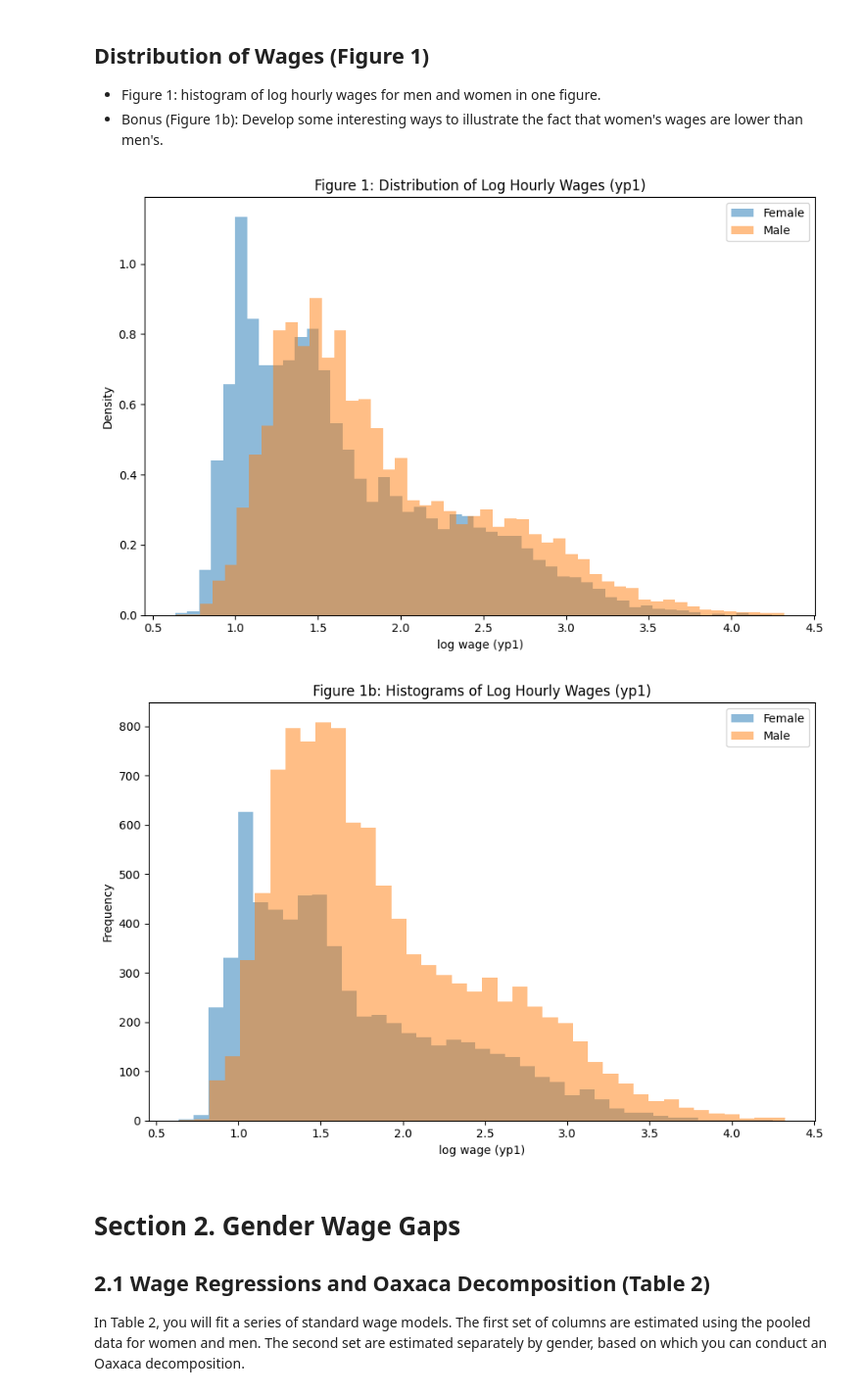
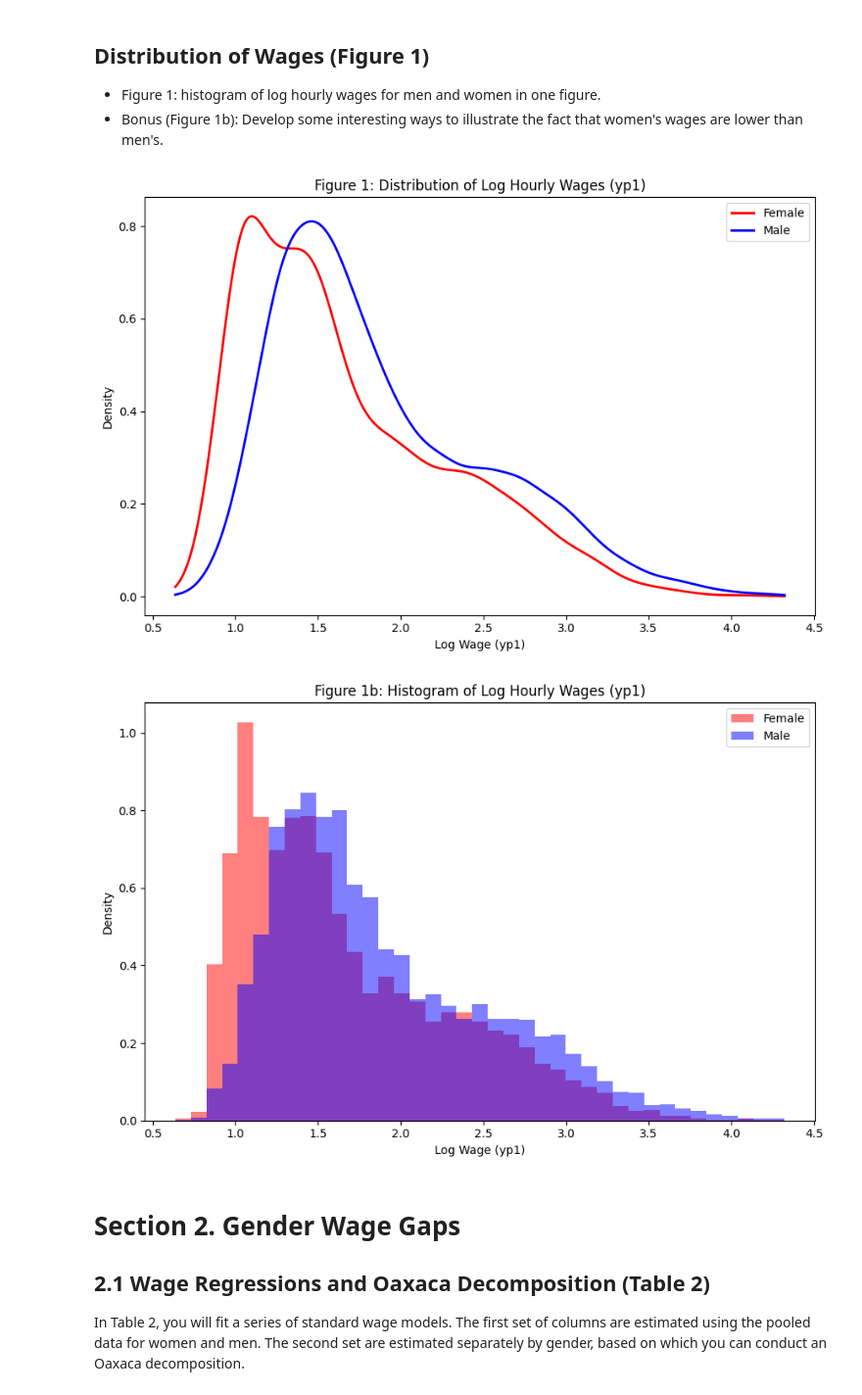
Before and after one commit to adelatorre2/econ695_group5_final, a Jupyter notebook: code/project_code.ipynb, the cells around one changed output. Shown at 98% size. Drawn from its saved outputs; the diff is of its cells as text; code cells hidden in the pictures.

```diff
--- a/code/project_code.ipynb
+++ b/code/project_code.ipynb
@@ -59,7 +59,7 @@ import pandas as pd
 import numpy as np
 from scipy import stats
 
-df = data.copy()
+df = pd.read_csv("projectdata.csv")
 
 # Education category shares
 df['educ_6']  = (df['educ'] == 6).astype(int)
@@ -75,14 +75,19 @@ all_vars = continuous_vars + edu_vars
 # --- Compute summary stats ---
 table1 = pd.DataFrame(index=all_vars)
 
-table1["All"] = df[all_vars].mean()
+table1["All"]    = df[all_vars].mean()
 table1["Female"] = df[df.female == 1][all_vars].mean()
-table1["Male"] = df[df.female == 0][all_vars].mean()
+table1["Male"]   = df[df.female == 0][all_vars].mean()
 
-# --- t-stats for continuous variables only ---
+# --- t-stats for ALL variables (continuous + dummies) ---
 t_stats = {
-    v: stats.ttest_ind(df[df.female==1][v], df[df.female==0][v], equal_var=False)[0]
-    for v in continuous_vars
+    v: stats.ttest_ind(
+            df.loc[df.female == 1, v],
+            df.loc[df.female == 0, v],
+            equal_var=False,
+            nan_policy='omit'
+        )[0]
+    for v in all_vars
 }
 
 table1["t_stat"] = table1.index.map(lambda x: t_stats.get(x, np.nan))
@@ -113,37 +118,52 @@ table1
 - Figure 1: histogram of log hourly wages for men and women in one figure.
 - Bonus (Figure 1b): Develop some interesting ways to illustrate the fact that women's wages are lower than men's.
 # %%
+import numpy as np
 import matplotlib.pyplot as plt
+from scipy.stats import gaussian_kde
 
-female_w = df[df.female == 1]["yp1"]
-male_w   = df[df.female == 0]["yp1"]
+# Extract male and female wages (yp1 is period 1 wage on the second job)
+female_w = df.loc[df.female == 1, "yp1"]
+male_w   = df.loc[df.female == 0, "yp1"]
 
-# --- Density-like visualization via histograms ---
+# --- Compute KDE for smooth density curves ---
+x_grid = np.linspace(min(df["yp1"]), max(df["yp1"]), 300)
+
+kde_female = gaussian_kde(female_w)
+kde_male   = gaussian_kde(male_w)
+
+density_female = kde_female(x_grid)
+density_male   = kde_male(x_grid)
+
+# --- FIGURE 1A: KDE curves ---
 plt.figure(figsize=(9,6))
-plt.hist(female_w, bins=50, density=True, alpha=0.5, label="Female")
-plt.hist(male_w, bins=50, density=True, alpha=0.5, label="Male")
+plt.plot(x_grid, density_female, label="Female", linewidth=2, color="red")
+plt.plot(x_grid, density_male, label="Male", linewidth=2, color="blue")
 
 plt.title("Figure 1: Distribution of Log Hourly Wages (yp1)")
-plt.xlabel("log wage (yp1)")
+plt.xlabel("Log Wage (yp1)")
 plt.ylabel("Density")
 plt.legend()
 plt.tight_layout()
 plt.show()
 
-# --- BONUS Figure: Histograms (frequencies) ---
+# --- FIGURE 1B (BONUS): Overlaid Histograms ---
 plt.figure(figsize=(9,6))
-plt.hist(female_w, bins=40, alpha=0.5, label="Female")
-plt.hist(male_w, bins=40, alpha=0.5, label="Male")
 
-plt.title("Figure 1b: Histograms of Log Hourly Wages (yp1)")
-plt.xlabel("log wage (yp1)")
-plt.ylabel("Frequency")
+bins = np.linspace(min(df["yp1"]), max(df["yp1"]), 40)
+
+plt.hist(female_w, bins=bins, alpha=0.5, density=True, label="Female", color="red")
+plt.hist(male_w, bins=bins, alpha=0.5, density=True, label="Male", color="blue")
+
+plt.title("Figure 1b: Histogram of Log Hourly Wages (yp1)")
+plt.xlabel("Log Wage (yp1)")
+plt.ylabel("Density")
 plt.legend()
 plt.tight_layout()
 plt.show()
 # %% [output]
-[figure, old version]
+[figure, new version]
-[figure, old version]
+[figure, new version]
 # %% [markdown]
 # Section 2. Gender Wage Gaps
 ## 2.1 Wage Regressions and Oaxaca Decomposition (Table 2)
```
Also changed, not shown: parts of 3 cells of this notebook.
